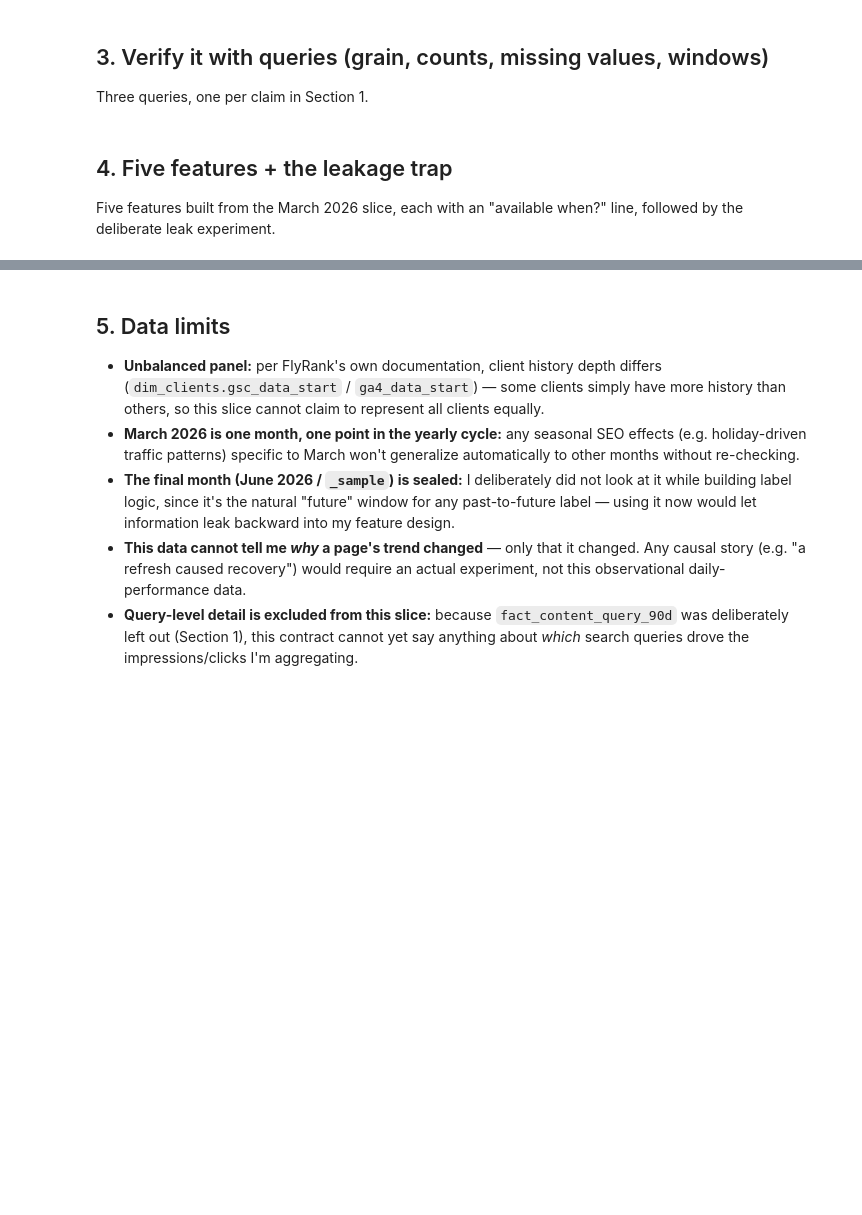
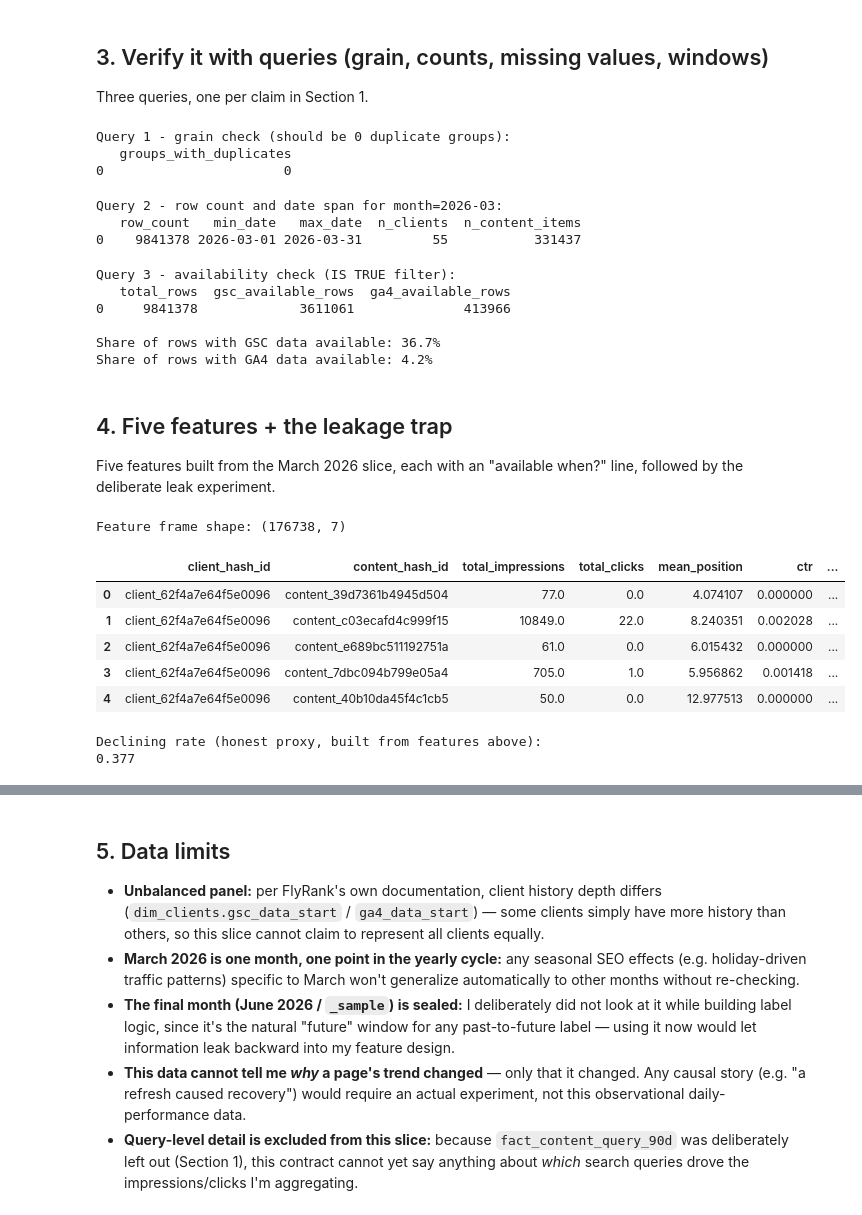
Before and after one commit to AmaanJilani1/flyrank-ml-internship, a Jupyter notebook: work/notebooks/w03_data_contract.ipynb, the cells around one changed output, grey strips where cells are left out. Drawn from its saved outputs; the diff is of its cells as text; code cells hidden in the pictures; blank space fills up the shorter version.

```diff
--- a/work/notebooks/w03_data_contract.ipynb
+++ b/work/notebooks/w03_data_contract.ipynb
@@ -93,77 +93,100 @@ fact_content_daily_performance columns:
 
 Three queries, one per claim in Section 1.
 # %%
-MONTH = "2026-03"
-FACT_MONTH = f"{BASE}/fact_content_daily_performance/month={MONTH}/*.parquet"
-
 # Query 1 - GRAIN CHECK: one row really is one (client, content, day)?
-# If the grain claim is true, grouping by these three keys should never produce a count > 1.
 grain_check = con.sql(f"""
     SELECT COUNT(*) AS groups_with_duplicates
     FROM (
-        SELECT client_id, content_id, report_date, COUNT(*) AS n
+        SELECT client_hash_id, content_hash_id, report_date, COUNT(*) AS n
         FROM read_parquet('{FACT_MONTH}')
-        GROUP BY client_id, content_id, report_date
+        GROUP BY client_hash_id, content_hash_id, report_date
         HAVING COUNT(*) > 1
     )
 """).df()
 print("Query 1 - grain check (should be 0 duplicate groups):")
 print(grain_check)
+# %% [output]
+Query 1 - grain check (should be 0 duplicate groups):
+   groups_with_duplicates
+0                       0
 # %%
 # Query 2 - ROW COUNT + DATE SPAN for month=2026-03
 count_span = con.sql(f"""
     SELECT COUNT(*) AS row_count,
            MIN(report_date) AS min_date,
            MAX(report_date) AS max_date,
-           COUNT(DISTINCT client_id) AS n_clients,
-           COUNT(DISTINCT content_id) AS n_content_items
+           COUNT(DISTINCT client_hash_id) AS n_clients,
+           COUNT(DISTINCT content_hash_id) AS n_content_items
     FROM read_parquet('{FACT_MONTH}')
 """).df()
 print("Query 2 - row count and date span for month=2026-03:")
 print(count_span)
+# %% [output]
+Query 2 - row count and date span for month=2026-03:
+   row_count   min_date   max_date  n_clients  n_content_items
+0    9841378 2026-03-01 2026-03-31         55           331437
 # %%
-# Query 3 - AVAILABILITY CHECK using IS TRUE
-# Filters to rows that are actually usable (non-null, valid) - shows how many survive.
+# Query 3 - AVAILABILITY CHECK using IS TRUE, on the real boolean availability columns
 availability = con.sql(f"""
     SELECT
         COUNT(*) AS total_rows,
-        COUNT(*) FILTER (WHERE impressions IS NOT NULL AND impressions >= 0) AS usable_impressions,
-        COUNT(*) FILTER (WHERE (impressions > 0) IS TRUE) AS rows_with_any_impressions
+        COUNT(*) FILTER (WHERE gsc_data_available IS TRUE) AS gsc_available_rows,
+        COUNT(*) FILTER (WHERE ga4_data_available IS TRUE) AS ga4_available_rows
     FROM read_parquet('{FACT_MONTH}')
 """).df()
 print("Query 3 - availability check (IS TRUE filter):")
 print(availability)
-print(f"\nShare of rows with usable, positive impressions: "
-      f"{availability['rows_with_any_impressions'][0] / availability['total_rows'][0]:.1%}")
+print(f"\nShare of rows with GSC data available: "
+      f"{availability['gsc_available_rows'][0] / availability['total_rows'][0]:.1%}")
+print(f"Share of rows with GA4 data available: "
+      f"{availability['ga4_available_rows'][0] / availability['total_rows'][0]:.1%}")
+# %% [output]
+Query 3 - availability check (IS TRUE filter):
+   total_rows  gsc_available_rows  ga4_available_rows
+0     9841378             3611061              413966
+
+Share of rows with GSC data available: 36.7%
+Share of rows with GA4 data available: 4.2%
 # %% [markdown]
 ## 4. Five features + the leakage trap
 
 Five features built from the March 2026 slice, each with an "available when?" line, followed by the deliberate leak experiment.
 # %%
-# Build a content-level feature frame for month=2026-03:
-# aggregate daily rows up to one row per (client_id, content_id) for the month.
+# Five features, built from the March 2026 slice, filtered to rows where GSC data is actually available.
 features = con.sql(f"""
     SELECT
-        client_id,
-        content_id,
-        SUM(impressions) AS total_impressions,                -- 1. knowable at decision moment: pure GSC history, no future data
-        SUM(clicks) AS total_clicks,                           -- 2. knowable at decision moment: pure GSC history, no future data
-        AVG(avg_position) AS mean_position,                    -- 3. knowable at decision moment: daily rank, already observed
-        SUM(clicks) * 1.0 / NULLIF(SUM(impressions), 0) AS ctr,-- 4. knowable at decision moment: derived only from past clicks/impressions
-        SUM(CASE WHEN report_date >= DATE '2026-03-16' THEN impressions ELSE 0 END)
-          - SUM(CASE WHEN report_date < DATE '2026-03-16' THEN impressions ELSE 0 END)
-          AS impressions_trend_delta                          -- 5. knowable at decision moment: second-half minus first-half, both already observed by month end
+        client_hash_id,
+        content_hash_id,
+        SUM(gsc_impressions) AS total_impressions,               -- 1. knowable at decision moment: pure GSC history, no future data
+        SUM(gsc_clicks) AS total_clicks,                          -- 2. knowable at decision moment: pure GSC history, no future data
+        AVG(gsc_avg_position) AS mean_position,                   -- 3. knowable at decision moment: daily rank, already observed
+        SUM(gsc_clicks) * 1.0 / NULLIF(SUM(gsc_impressions), 0) AS ctr,  -- 4. knowable at decision moment: derived only from past clicks/impressions
+        SUM(CASE WHEN report_date >= DATE '2026-03-16' THEN gsc_impressions ELSE 0 END)
+          - SUM(CASE WHEN report_date < DATE '2026-03-16' THEN gsc_impressions ELSE 0 END)
+          AS impressions_trend_delta                              -- 5. knowable at decision moment: second-half minus first-half, both already observed by month end
     FROM read_parquet('{FACT_MONTH}')
-    GROUP BY client_id, content_id
+    WHERE gsc_data_available IS TRUE
+    GROUP BY client_hash_id, content_hash_id
 """).df()
 
 print(f"Feature frame shape: {features.shape}")
 features.head()
+# %% [output]
+Feature frame shape: (176738, 7)
+|  | client_hash_id | content_hash_id | total_impressions | total_clicks | mean_position | ctr | ... |
+| 0 | client_62f4a7e64f5e0096 | content_39d7361b4945d504 | 77.0 | 0.0 | 4.074107 | 0.000000 | ... |
+| 1 | client_62f4a7e64f5e0096 | content_c03ecafd4c999f15 | 10849.0 | 22.0 | 8.240351 | 0.002028 | ... |
+| 2 | client_62f4a7e64f5e0096 | content_e689bc511192751a | 61.0 | 0.0 | 6.015432 | 0.000000 | ... |
+| 3 | client_62f4a7e64f5e0096 | content_7dbc094b799e05a4 | 705.0 | 1.0 | 5.956862 | 0.001418 | ... |
+| 4 | client_62f4a7e64f5e0096 | content_40b10da45f4c1cb5 | 50.0 | 0.0 | 12.977513 | 0.000000 | ... |
 # %%
 # Define the proxy label from the same window: declining if second-half impressions < first-half
 features["is_declining"] = (features["impressions_trend_delta"] < 0).astype(int)
 print("Declining rate (honest proxy, built from features above):")
 print(features["is_declining"].mean().round(3))
+# %% [output]
+Declining rate (honest proxy, built from features above):
+0.377
 # %%
 # THE TRAP: add one label-derived column on purpose and watch the score jump toward perfect.
 from sklearn.tree import DecisionTreeClassifier
```
Also changed, not shown: parts of 1 cell of this notebook.
